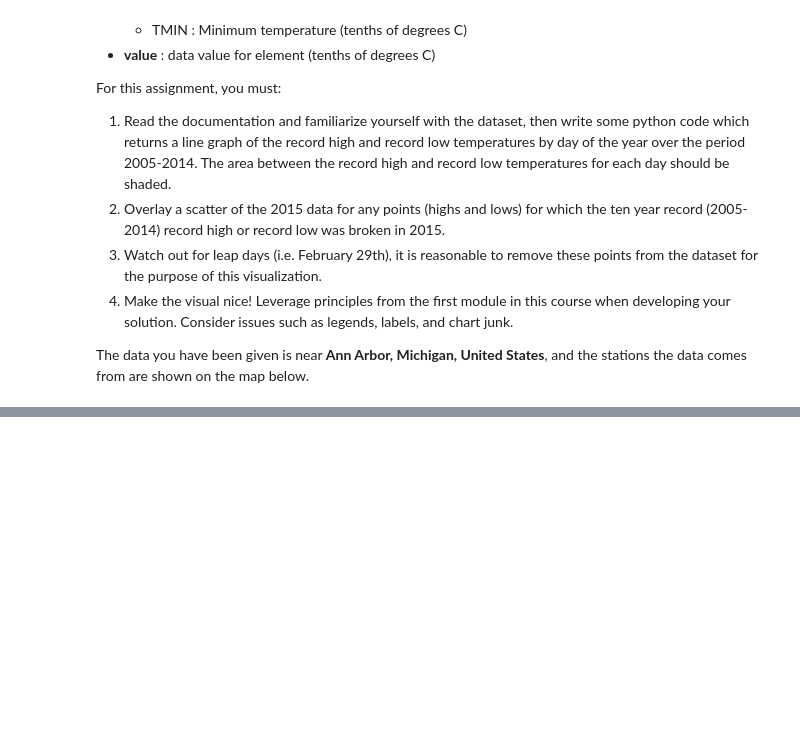
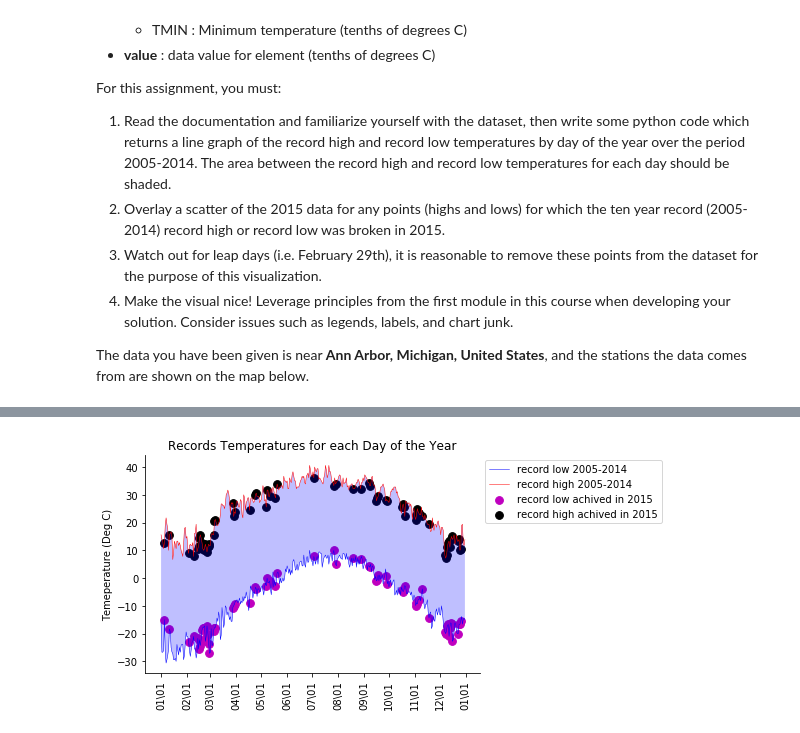
Before and after one commit to gachet/Applied-Data-Science-with-Python-University-of-Michigan, a Jupyter notebook: Course 2 - Applied Plotting, Charting & Data Representation in Python/Assignment2.ipynb, the cells around one changed output, grey strips where cells are left out. Saved outputs shown, nothing was run; the diff lists cells and outputs as text; code cells hidden in the pictures; blank space fills up the shorter version.

```diff
--- a/Course 2 - Applied Plotting, Charting & Data Representation in Python/Assignment2.ipynb
+++ b/Course 2 - Applied Plotting, Charting & Data Representation in Python/Assignment2.ipynb
@@ -89,5 +84,5 @@ setup_data().head()
 # %%
-def get_highs_lows_no_2015():
+def get_highs_lows_pre_2015():
 
     """
     Get the record highs and lows for years before 2015 and return a Data Frame
@@ -98,8 +93,9 @@ def get_highs_lows_no_2015():
     df = df[df.Year < 2015]
 
     # Get the max and min based on DayOfYear
-    result = df.groupby('DayOfYear')['Temperature'].agg(['max', 'min'])
+    result = df.groupby('DayOfYear')['Temperature'].agg(['max', 'min']).reset_index()
+
+    # Create float representation of DayOfYear
+    result['fds'] = result['DayOfYear'].apply(lambda x: dates.date2num(x))
 
     return result
-
-get_highs_lows_no_2015()
@@ -130,15 +106,15 @@ def get_highs_lows_2015():
     Get the record highs and lows that occurred in 2015
     """
 
-    pre2015 = get_highs_lows_no_2015()
+    pre2015 = get_highs_lows_pre_2015()
     df = setup_data()
     df = df[df.Year == 2015]
 
     # Get the max and min based on DayOfYear in 2015
-    df2015 = df.groupby('DayOfYear')['Temperature'].agg(['max', 'min']).rename(columns={'max': 'max2015', 'min': 'min2015'})
+    df2015 = df.groupby('DayOfYear')['Temperature'].agg(['max', 'min']).rename(columns={'max': 'max2015', 'min': 'min2015'}).reset_index()
 
     # Merge the pre2015 and 2015 DataFrames
-    result = pd.merge(pre2015, df2015, how='outer', left_index=True, right_index=True)
+    result = pd.merge(pre2015, df2015, how='outer', left_on='DayOfYear', right_on='DayOfYear')
 
     # Determine if min or max is more extreme than pre2015
     result['min_record_in_2015'] = result['min2015'] < result['min']
@@ -148,5 +124,3 @@ def get_highs_lows_2015():
     result = result[(result.min_record_in_2015 == True) | (result.max_record_in_2015 == True)]
 
     return result
-
-get_highs_lows_2015()
@@ -172,0 +127,44 @@ get_highs_lows_2015()
+# %%
+%matplotlib inline
+
+# Create new figure
+plt.figure()
+
+# Plot the record low and high from 2005-2014
+pre2015 = get_highs_lows_pre_2015()
+plt.plot(pre2015['fds'], pre2015['min'], color='b', lw=0.5, label='record low 2005-2014')
+plt.plot(pre2015['fds'], pre2015['max'], color='r', lw=0.5, label='record high 2005-2014')
+
+# Plot the scatter points of records broken in 2015
+df2015 = get_highs_lows_2015()
+plt.scatter(df2015['fds'], df2015['min'], color='m', marker='o', s=60, label='record low achived in 2015')
+plt.scatter(df2015['fds'], df2015['max'], color='k', marker='o', s=60, label='record high achived in 2015')
+
+ax = plt.gca()
+
+# Set date axis format
+ax.xaxis.set_major_formatter(dates.DateFormatter('%m\%d'))
+ax.xaxis.set_major_locator(dates.MonthLocator())
+loc, labels = plt.xticks()
+plt.setp(labels, rotation=90)
+
+# Make the x-axis go through y=0 and remove right and top spines
+#ax.spines['bottom'].set_position('zero')
+ax.spines['top'].set_visible(False)
+ax.spines['right'].set_visible(False)
+
+# Add a plot title and legend
+plt.legend(bbox_to_anchor=(1, 1), loc='upper left')
+plt.ylabel('Temeperature (Deg C)')
+plt.title('Records Temperatures for each Day of the Year')
+
+# fill the area between the record low and highs from 2005-2014
+plt.gca().fill_between(pre2015['fds'],
+                       pre2015['min'], pre2015['max'],
+                       facecolor='blue',
+                       alpha=0.25)
+
+# Show the plot
+plt.show()
+# %% [output]
+[figure, added]
```
Also changed, not shown: parts of 4 cells of this notebook.
